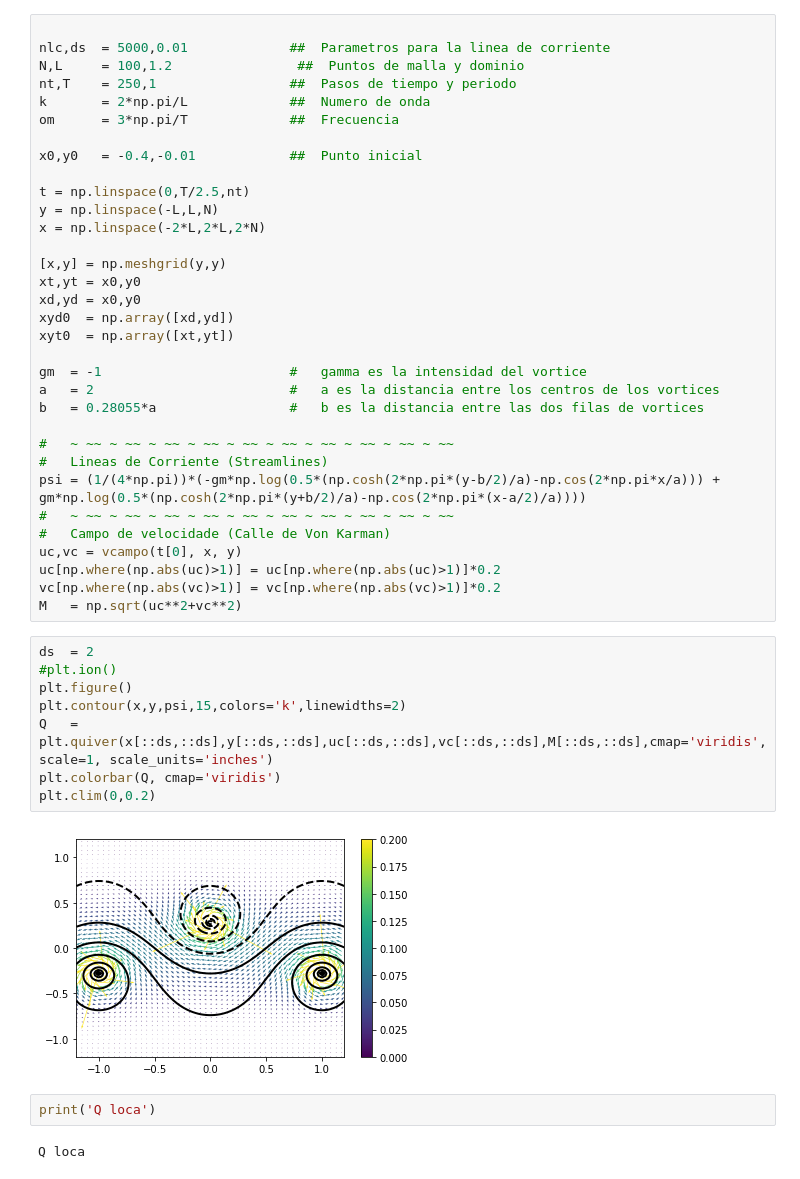
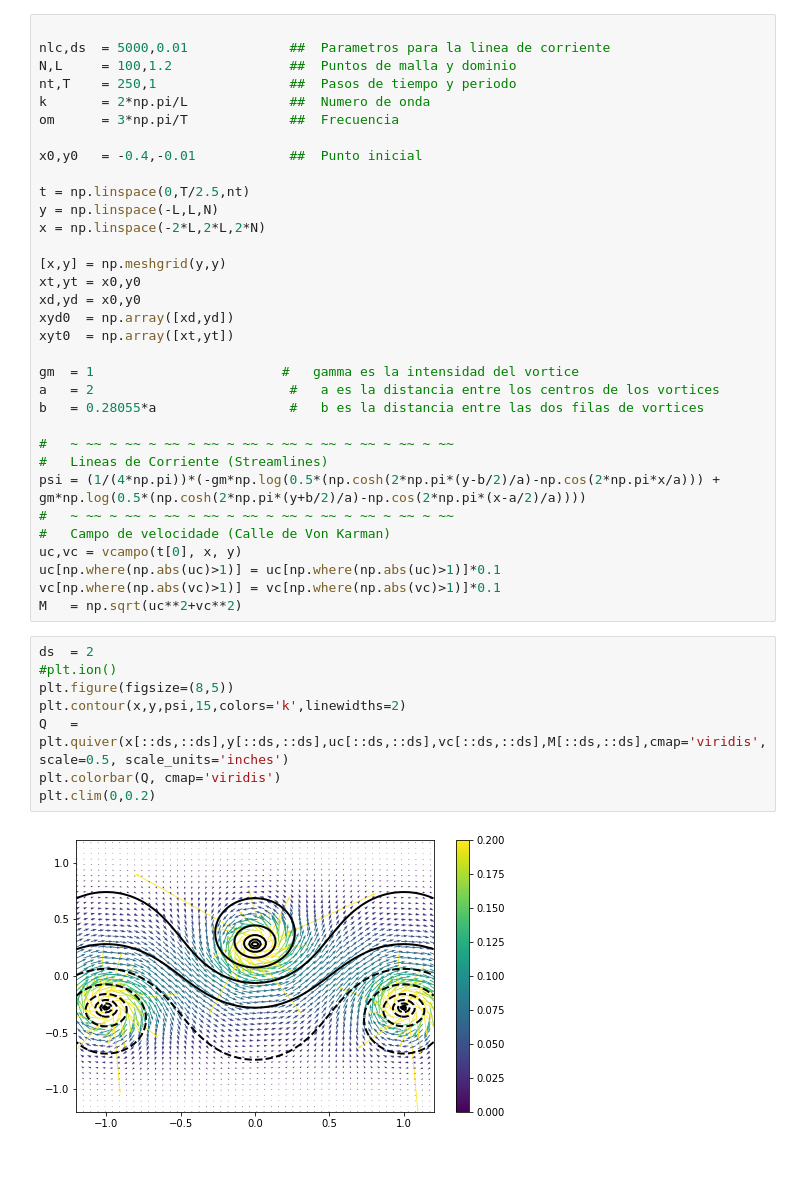
Before and after one commit to jugacope/von_karman, a Jupyter notebook: von_Karman.ipynb, the cells around one changed output. Drawn from its saved outputs; the diff is of its cells as text.

```diff
--- a/von_Karman.ipynb
+++ b/von_Karman.ipynb
@@ -16,7 +25,7 @@ def vcampo(t,x,y):
 # %%
 
 nlc,ds  = 5000,0.01             ##  Parametros para la linea de corriente
-N,L     = 100,1.2                ##  Puntos de malla y dominio
+N,L     = 100,1.2               ##  Puntos de malla y dominio
 nt,T    = 250,1                 ##  Pasos de tiempo y periodo
 k       = 2*np.pi/L             ##  Numero de onda
 om      = 3*np.pi/T             ##  Frecuencia
@@ -33,7 +42,7 @@ xd,yd = x0,y0
 xyd0  = np.array([xd,yd])
 xyt0  = np.array([xt,yt])
 
-gm  = -1                        #   gamma es la intensidad del vortice
+gm  = 1                        #   gamma es la intensidad del vortice
 a   = 2                         #   a es la distancia entre los centros de los vortices
 b   = 0.28055*a                 #   b es la distancia entre las dos filas de vortices
 
@@ -43,20 +52,16 @@ psi = (1/(4*np.pi))*(-gm*np.log(0.5*(np.cosh(2*np.pi*(y-b/2)/a)-np.cos(2*np.pi*x
 #   ~ ~~ ~ ~~ ~ ~~ ~ ~~ ~ ~~ ~ ~~ ~ ~~ ~ ~~ ~ ~~ ~ ~~
 #   Campo de velocidade (Calle de Von Karman)
 uc,vc = vcampo(t[0], x, y)
-uc[np.where(np.abs(uc)>1)] = uc[np.where(np.abs(uc)>1)]*0.2
-vc[np.where(np.abs(vc)>1)] = vc[np.where(np.abs(vc)>1)]*0.2
+uc[np.where(np.abs(uc)>1)] = uc[np.where(np.abs(uc)>1)]*0.1
+vc[np.where(np.abs(vc)>1)] = vc[np.where(np.abs(vc)>1)]*0.1
 M   = np.sqrt(uc**2+vc**2)
 # %%
 ds  = 2
 #plt.ion()
-plt.figure()
+plt.figure(figsize=(8,5))
 plt.contour(x,y,psi,15,colors='k',linewidths=2)
-Q   = plt.quiver(x[::ds,::ds],y[::ds,::ds],uc[::ds,::ds],vc[::ds,::ds],M[::ds,::ds],cmap='viridis',scale=1, scale_units='inches')
+Q   = plt.quiver(x[::ds,::ds],y[::ds,::ds],uc[::ds,::ds],vc[::ds,::ds],M[::ds,::ds],cmap='viridis',scale=0.5, scale_units='inches')
 plt.colorbar(Q, cmap='viridis')
 plt.clim(0,0.2)
 # %% [output]
-[figure, old version]
+[figure, new version]
-# %%
-print('Q loca')
-# %% [output]
-Q loca
```
Also changed, not shown: parts of 2 cells of this notebook.
